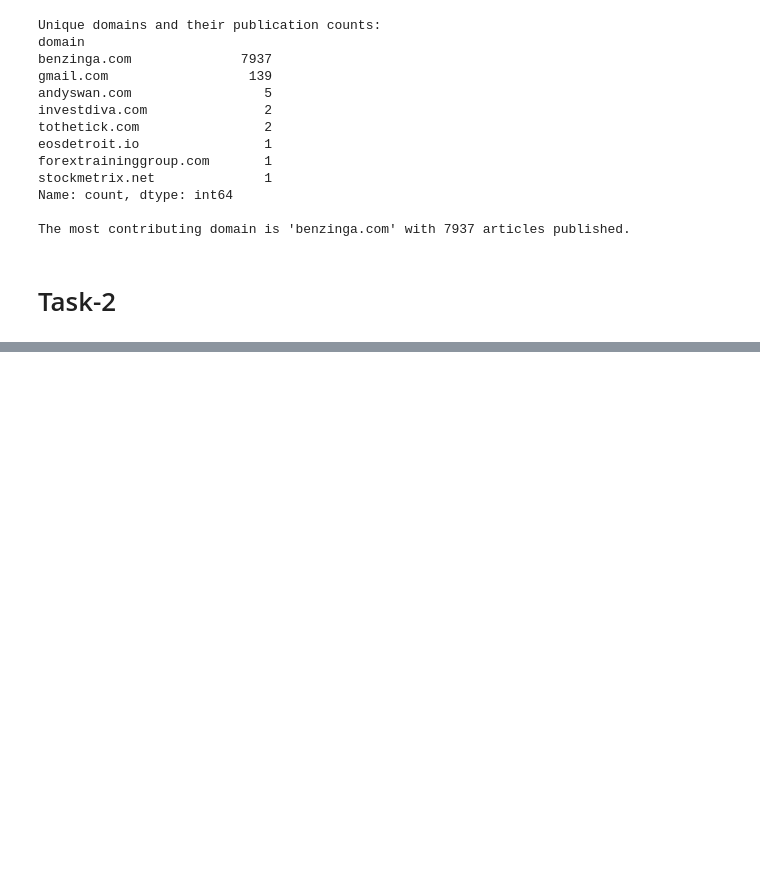
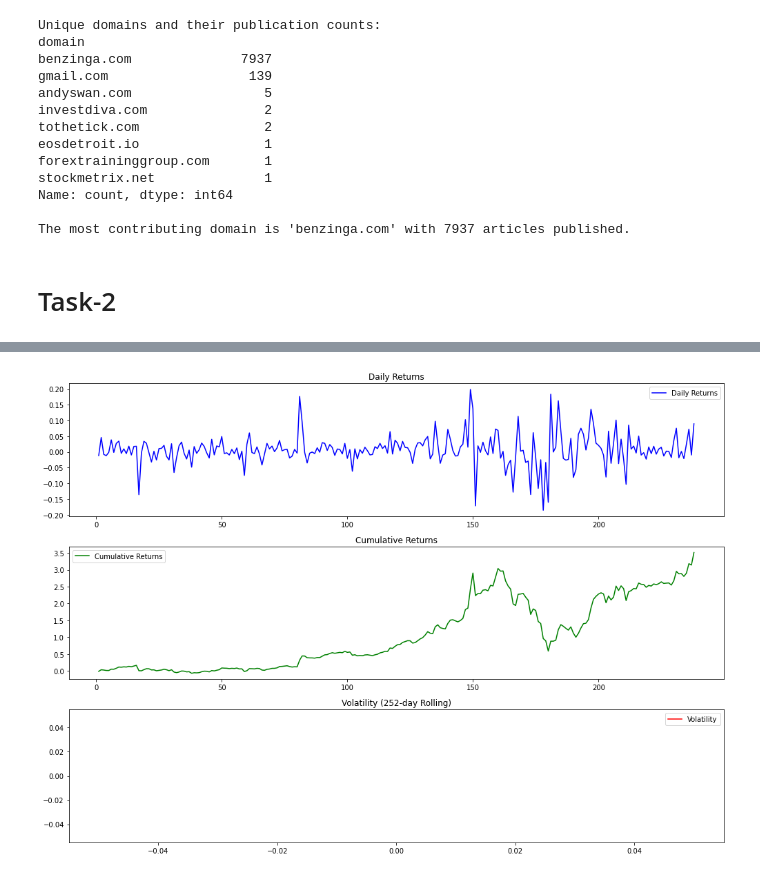
Before and after one commit to Yaadee/Finance_Data_Analysis, a Jupyter notebook: notebooks/Financial_EDA.ipynb, the cells around one changed output, grey strips where cells are left out. Cells and saved outputs as stored; diff of their text form; code cells hidden in the pictures; blank space fills up the shorter version.

```diff
--- a/notebooks/Financial_EDA.ipynb
+++ b/notebooks/Financial_EDA.ipynb
@@ -1121,0 +741,32 @@ plt.show()
+# %%
+
+# Calculate financial metrics
+stock_data['Daily_returns'] = stock_data['Close'].pct_change()
+stock_data['Cumulative_returns'] = (1 + stock_data['Daily_returns']).cumprod() - 1
+stock_data['Volatility'] = stock_data['Close'].pct_change().rolling(window=252).std() * (252 ** 0.5)
+
+# Plotting
+plt.figure(figsize=(14, 10))
+
+# Daily returns
+plt.subplot(3, 1, 1)
+plt.plot(stock_data['Daily_returns'], label='Daily Returns', color='blue')
+plt.title('Daily Returns')
+plt.legend()
+
+# Cumulative returns
+plt.subplot(3, 1, 2)
+plt.plot(stock_data['Cumulative_returns'], label='Cumulative Returns', color='green')
+plt.title('Cumulative Returns')
+plt.legend()
+
+# Volatility
+plt.subplot(3, 1, 3)
+plt.plot(stock_data['Volatility'], label='Volatility', color='red')
+plt.title('Volatility (252-day Rolling)')
+plt.legend()
+
+plt.tight_layout()
+plt.show()
+# %% [output]
+[figure, added]
```
Also changed, not shown: parts of 34 cells of this notebook, 1 other file.
